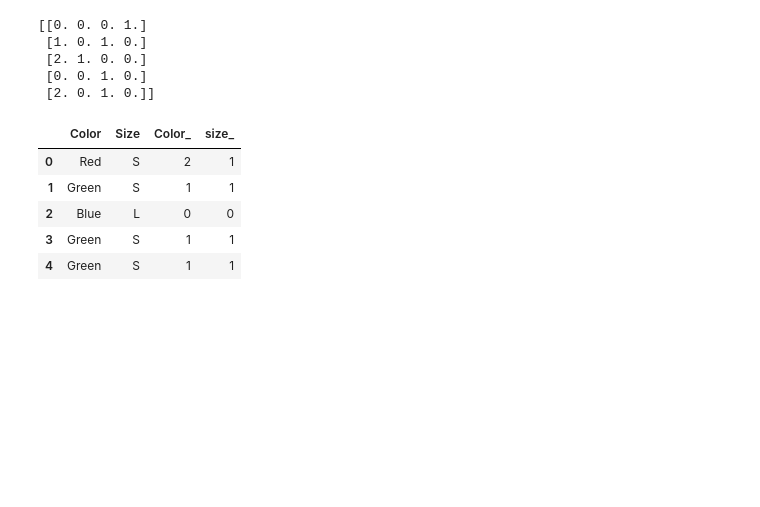
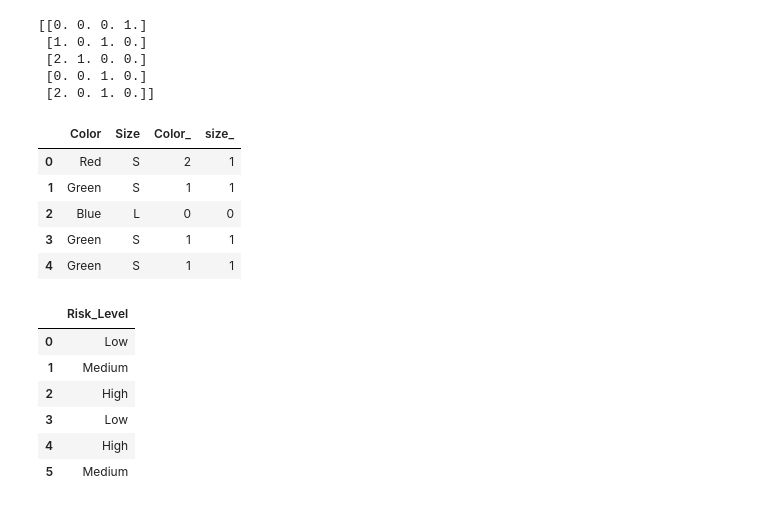
Before and after one commit to CHERUGAD/Machine_learning, a Jupyter notebook: encoding.ipynb, the cells around one changed output. Cells and saved outputs as stored; diff of their text form; code cells hidden in the pictures; blank space fills up the shorter version.

```diff
--- a/encoding.ipynb
+++ b/encoding.ipynb
@@ -291,0 +296,13 @@ df
+# %%
+df = pd.DataFrame({
+    'Risk_Level': ['Low', 'Medium', 'High', 'Low', 'High', 'Medium']
+})
+df
+# %% [output]
+|  | Risk_Level |
+| 0 | Low |
+| 1 | Medium |
+| 2 | High |
+| 3 | Low |
+| 4 | High |
+| 5 | Medium |
```
Also changed, not shown: parts of 4 cells of this notebook.
